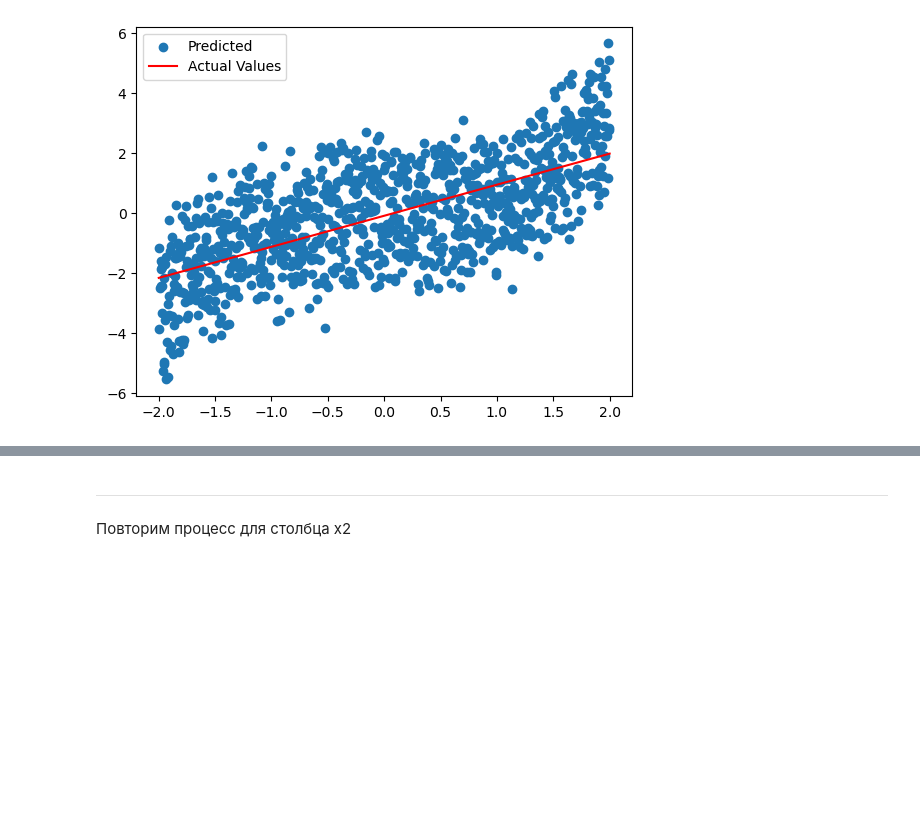
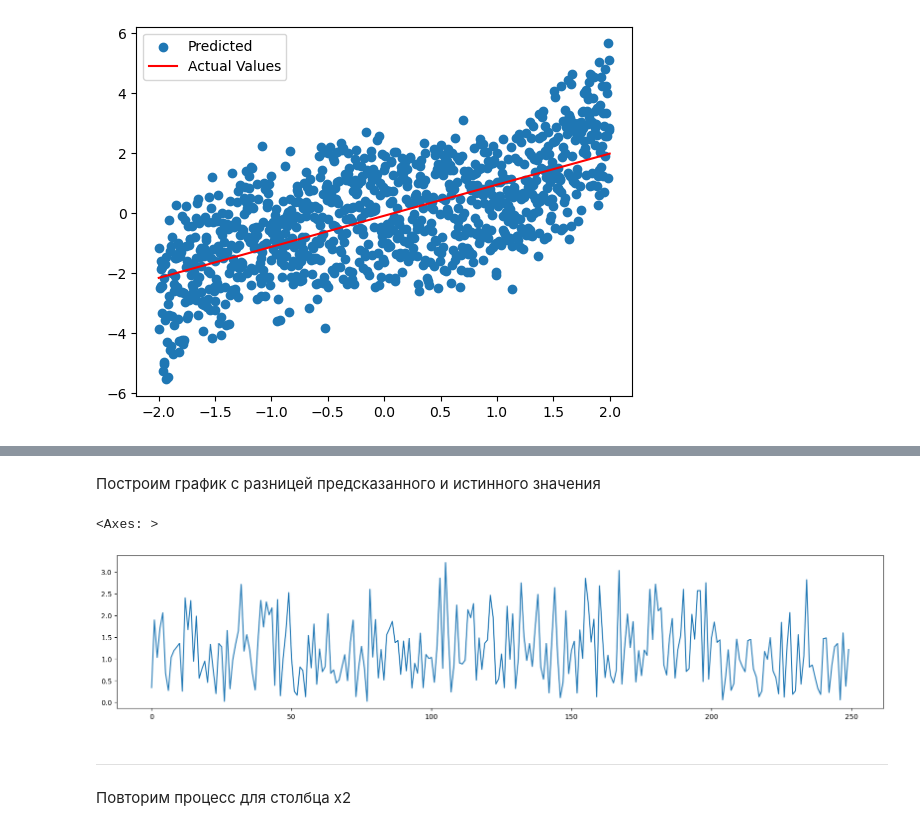
Before and after one commit to tush00nka/DA_lab_3, a Jupyter notebook: ЛР3_Борисоглебский_12.ipynb, the cells around one changed output, grey strips where cells are left out. Cells and saved outputs as stored; diff of their text form; code cells hidden in the pictures; blank space fills up the shorter version.

```diff
--- a/ЛР3_Борисоглебский_12.ipynb
+++ b/ЛР3_Борисоглебский_12.ipynb
@@ -103,3 +136,20 @@ b: -0.0863
+# %% [markdown]
+Построим график с разницей предсказанного и истинного значения
+# %%
+import seaborn as sns
+
+diff = abs(df_match['Actual'] - df_match['Predicted'])
+
+fig, axes = plt.subplots(
+	1,
+	1,
+	figsize=(20, 4)
+)
+
+sns.lineplot(diff, ax=axes)
+# %% [output]
+<Axes: >
+[figure, added]
 # %% [markdown]
 ---
 Повторим процесс для столбца x2
```
Also changed, not shown: parts of 7 cells of this notebook.
